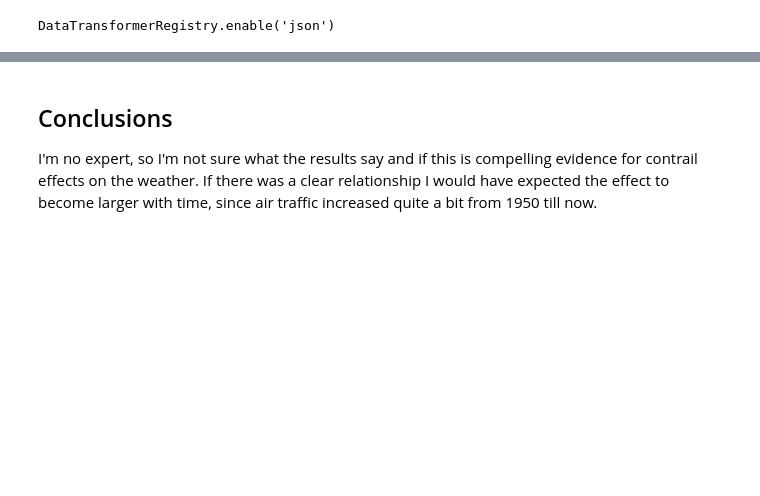
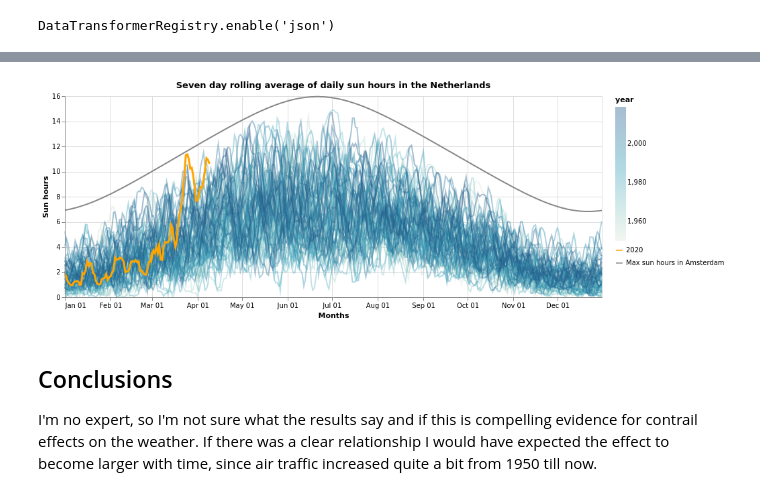
Before and after one commit to Roald87/CoronaWeather, a Jupyter notebook: CoronaWeather.ipynb, the cells around one changed output, grey strips where cells are left out. Saved outputs shown, nothing was run; the diff lists cells and outputs as text; code cells hidden in the pictures; blank space fills up the shorter version.

```diff
--- a/CoronaWeather.ipynb
+++ b/CoronaWeather.ipynb
@@ -144,3 +114,73 @@ line_old = base_old.mark_line(opacity=0.4).encode(
+# %%
+def sun_hours(city, dates):
+    duration_hours = []
+    for date in dates:
+        start, end = daylight(city, date=date)
+        duration = end - start
+        duration_hours.append(duration.total_seconds()/3600)
+
+    return duration_hours
+
+amsterdam = lookup("Amsterdam", database())
+dates = knmi_data[knmi_data.index.year == 2019].index
+daylight_hours = sun_hours(amsterdam.observer, dates)
+max_sun_hours = pd.DataFrame(
+    [dates, daylight_hours],
+    index=['date', 'sunhours']
+).T
+
+max_sun_hours.set_index(['date'], inplace=True)
+
+grouped_sun_hours = max_sun_hours.groupby(
+    [max_sun_hours.index.month, max_sun_hours.index.day]
+).max()
+
+grouped = knmi_data.groupby([knmi_data.index.month, knmi_data.index.day])
+knmi_grouped_sun = grouped["sun_h"].max()
+leap_year = knmi_grouped_sun.loc[2, 29]
+knmi_grouped_sun = knmi_grouped_sun[knmi_grouped_sun != leap_year].to_frame()
+
+delta = grouped_sun_hours['sunhours'] - knmi_grouped_sun['sun_h']
+min_delta = delta.nsmallest(10).mean()
+
+max_sun_hours -= min_delta
+max_sun_hours['label_ams'] = len(max_sun_hours) * ['Max sun hours in Amsterdam']
+
+max_sun = alt.Chart(max_sun_hours.reset_index()).mark_line().encode(
+    x='monthdate(date):T',
+    y='sunhours:Q',
+    color=alt.Color('label_ams', title=None, scale=alt.Scale(scheme='greys'))
+)
+
+line_2020 = base.mark_line(size=3, color='orange').encode(
+    x='monthdate(date):T',
+    y="rolling_sun_h:Q",
+    color=alt.Color(
+        'year:N',
+        title='',
+        scale=alt.Scale(
+            domain=['2020', '2020'],
+            range=['orange', 'orange']
+            )
+        )
+).transform_filter(
+    filter='datum.year == 2020'
+)
+
+line_old = base.mark_line(opacity=0.4).encode(
+    alt.X('monthdate(date):T', title='Months'),
+    alt.Y("rolling_sun_h:Q", title="Sun hours", scale=alt.Scale(domain=(0, 16))),
+    color=alt.Color('year:Q', scale=alt.Scale(scheme="lighttealblue")),
+).transform_filter(
+    filter='datum.year < 2020'
+)
+
+(line_old + line_2020 + max_sun).properties(
+    width=800,
+    title='Seven day rolling average of daily sun hours in the Netherlands'
+)
+# %% [output]
+[figure, added]
 # %% [markdown]
 ## Conclusions
 I'm no expert, so I'm not sure what the results say and if this is compelling evidence for contrail effects on the weather. If there was a clear relationship I would have expected the effect to become larger with time, since air traffic increased quite a bit from 1950 till now.
```
Also changed, not shown: parts of 7 cells of this notebook, 1 other file.
